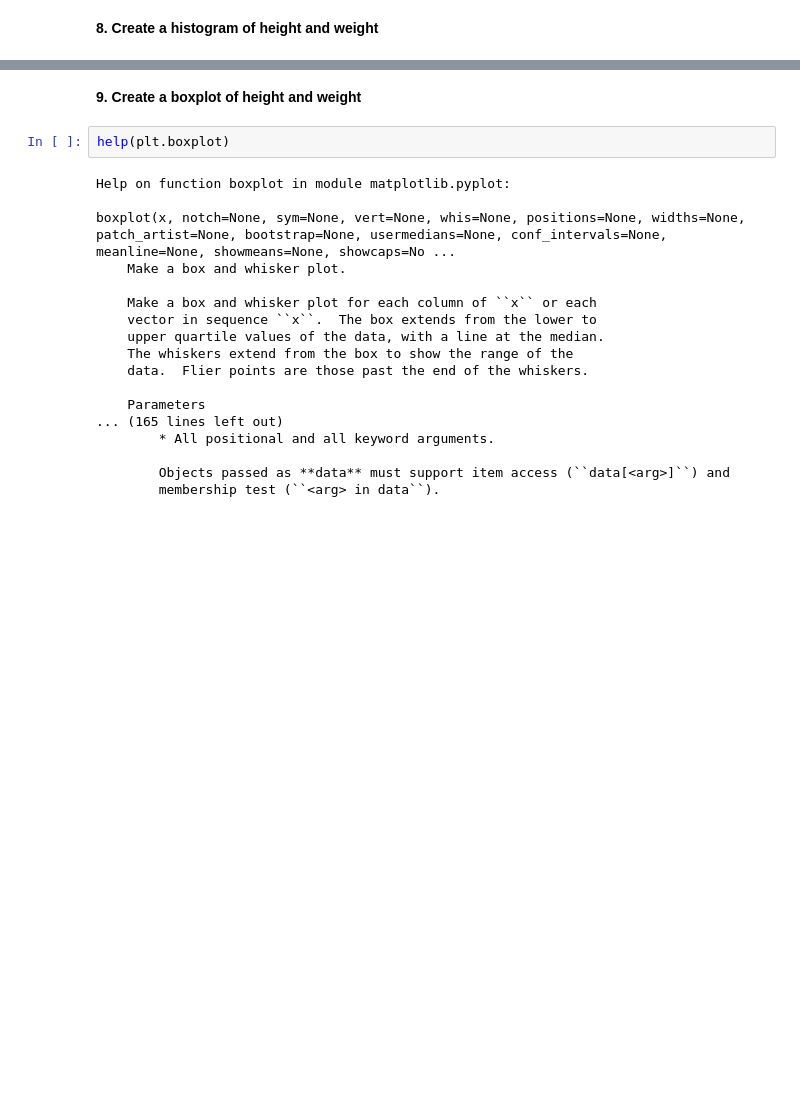
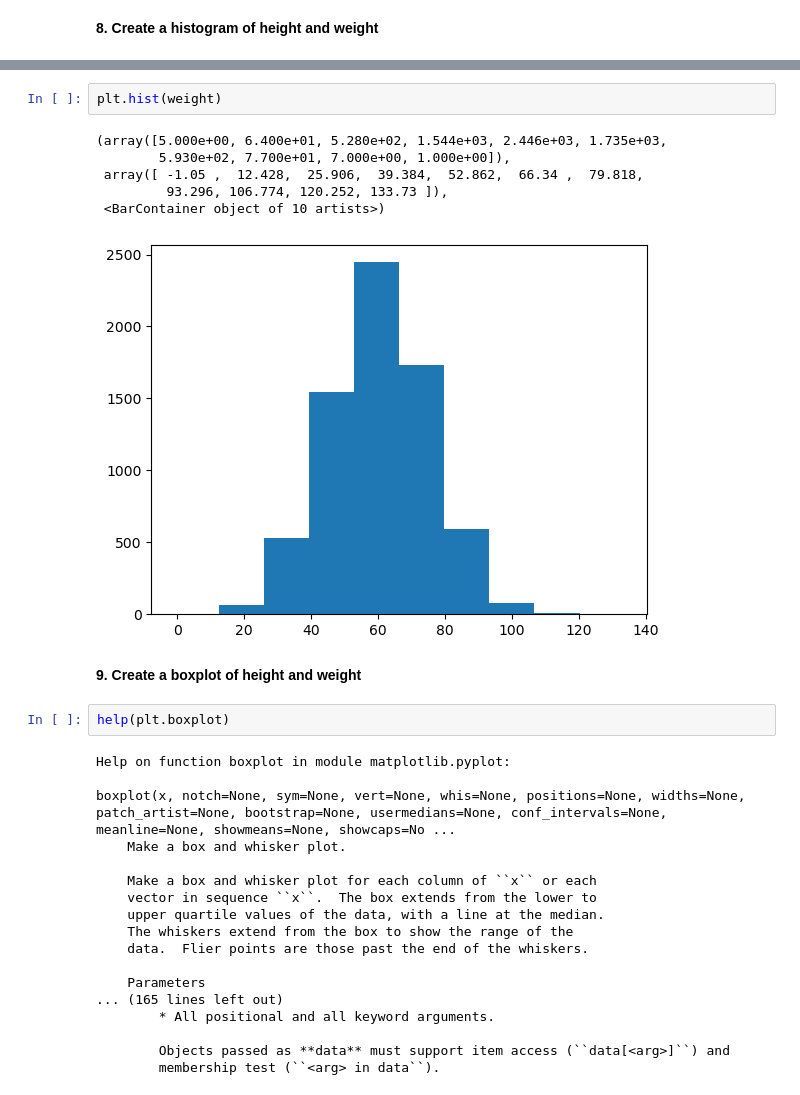
Before and after one commit to RojeshDhakal/IOD, a Jupyter notebook: Module 1/Labs 1/Lab 1.2.1 Numpy Lab.ipynb, the cells around one changed output, grey strips where cells are left out. Drawn from its saved outputs; the diff is of its cells as text; blank space fills up the shorter version.

```diff
--- a/Module 1/Labs 1/Lab 1.2.1 Numpy Lab.ipynb
+++ b/Module 1/Labs 1/Lab 1.2.1 Numpy Lab.ipynb
@@ -147,3 +228,12 @@ hist(x, bins=None, range=None, density=None, weights=None, cumulative=False, bot
+# %%
+plt.hist(weight)
+# %% [output]
+(array([5.000e+00, 6.400e+01, 5.280e+02, 1.544e+03, 2.446e+03, 1.735e+03,
+        5.930e+02, 7.700e+01, 7.000e+00, 1.000e+00]),
+ array([ -1.05 ,  12.428,  25.906,  39.384,  52.862,  66.34 ,  79.818,
+         93.296, 106.774, 120.252, 133.73 ]),
+ <BarContainer object of 10 artists>)
+[figure, added]
 # %% [markdown]
 **9. Create a boxplot of height and weight**
 # %%
```
Also changed, not shown: parts of 15 cells of this notebook, 2 other files.
